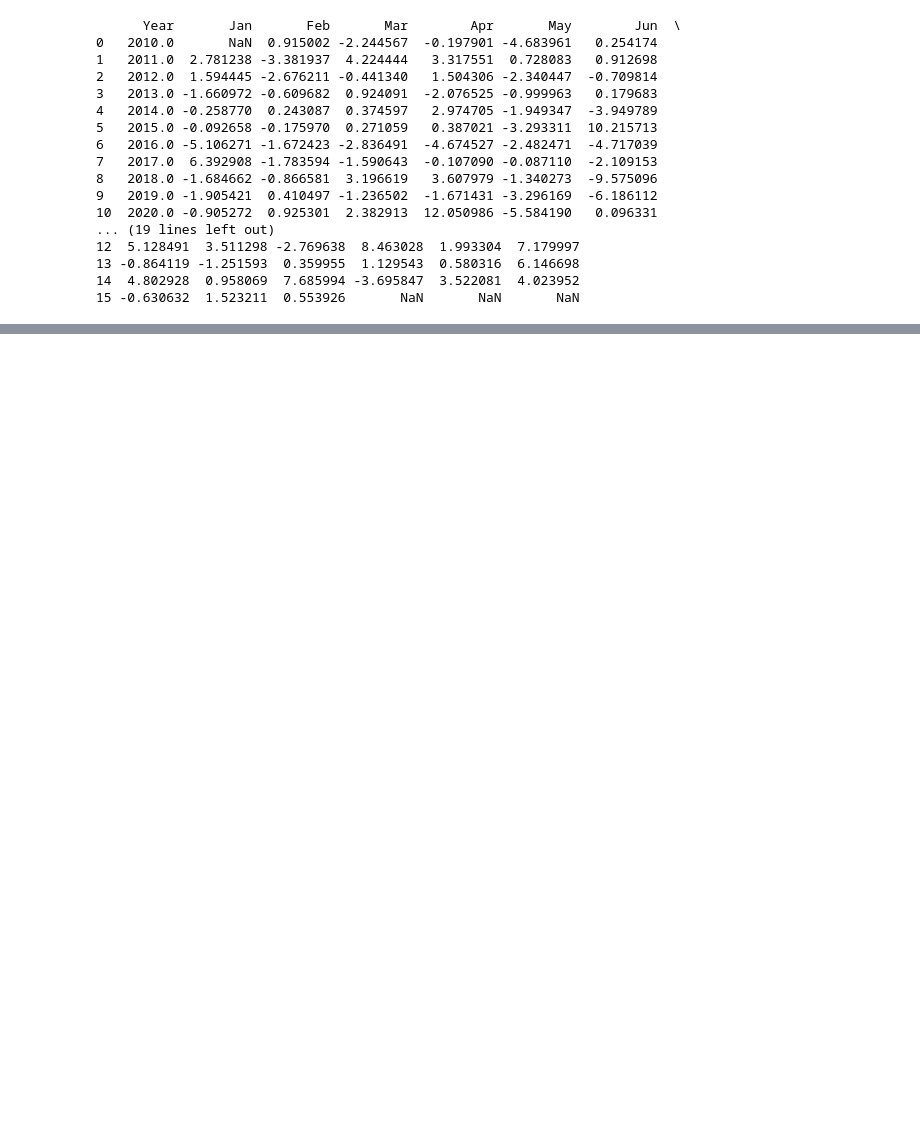
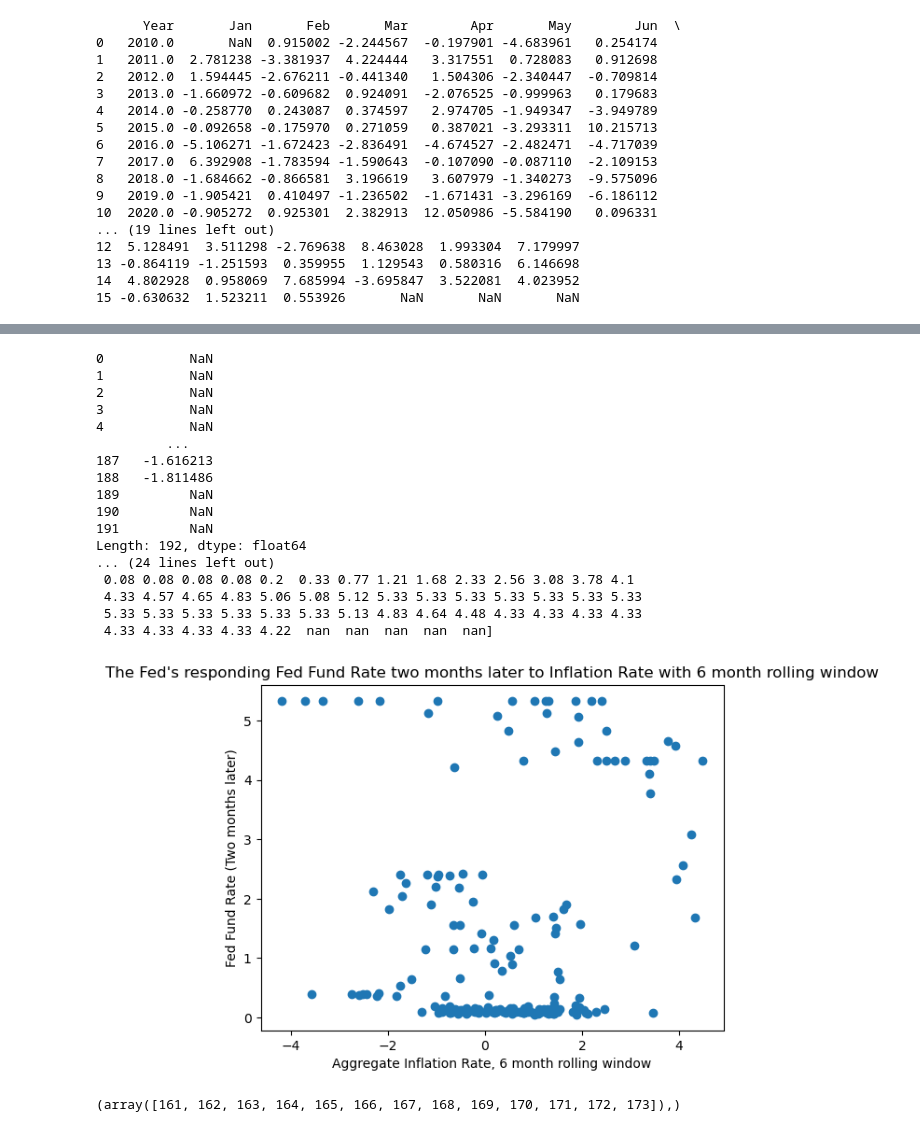
Before and after one commit to Yimo-Liu-13196/MAD2502, a Jupyter notebook: Project.ipynb, the cells around one changed output, grey strips where cells are left out. Saved outputs shown, nothing was run; the diff lists cells and outputs as text; code cells hidden in the pictures; blank space fills up the shorter version.

```diff
--- a/Project.ipynb
+++ b/Project.ipynb
@@ -35,0 +142,21 @@ print(agg_cpi_df)
+# %%
+# Some visualization here
+
+# Fed Fund Rate data
+fed_interest_rate = pd.read_csv("fed_fund_rate.csv")
+# head() and tail() just for testing
+'''
+print(fed_interest_rate.head())
+print(fed_interest_rate.tail())
+'''
+# Only looking at target scope
+fed_interest_rate_df = fed_interest_rate[fed_interest_rate["Year"] >= 2010]
+print(fed_interest_rate_df)
+
+'''
+plt.scatter(fed_interest_rate_df.iloc[:, 1:], agg_cpi_df.iloc[:, 1:])
+plt.title("Aggregate Interest Rate v.s. Fed Fund Rate")
+plt.xlabel("Fed Fund Rate")
+plt.ylabel("Aggregate Interest Rate")
+plt.savefig("Scatterplot_of_Inflation_Rate_vs_Interest_Rate", dpi=300, bbox_inches="tight")
+plt.show()'''
@@ -35,0 +182,44 @@ print(agg_cpi_df)
+# %%
+# AI Assisted Code
+y_vals = fed_interest_rate_df.iloc[:, 1:].to_numpy().ravel()
+x_vals = agg_cpi_df.iloc[:, 1:].to_numpy().ravel()
+
+# Shift X by two, so that we assume the Fed responds to the previous months' inflation rate.
+y_shifted = np.roll(y_vals, -2)   # shift left by 2
+
+# Last two values should be NaN, roll() moves the first two values to the end.
+y_shifted[-2:] = np.nan
+
+
+print(rolling_averaged_agg_cpi)
+print(y_shifted)
+
+plt.scatter(rolling_averaged_agg_cpi, y_shifted[not_zero])
+plt.title("The Fed's responding Fed Fund Rate two months later to Inflation Rate with 6 month rolling window")
+plt.xlabel("Aggregate Inflation Rate, 6 month rolling window")
+plt.ylabel("Fed Fund Rate (Two months later)")
+#plt.savefig("Fed_Fund_Rate_as_response_to_Inflation_3_month_rolling", dpi=300, bbox_inches="tight")
+plt.show()
+# %% [output]
+0           NaN
+1           NaN
+2           NaN
+3           NaN
+4           NaN
+         ...
+187   -1.616213
+188   -1.811486
+189         NaN
+190         NaN
+191         NaN
+Length: 192, dtype: float64
+... (24 lines left out)
+ 0.08 0.08 0.08 0.08 0.2  0.33 0.77 1.21 1.68 2.33 2.56 3.08 3.78 4.1
+ 4.33 4.57 4.65 4.83 5.06 5.08 5.12 5.33 5.33 5.33 5.33 5.33 5.33 5.33
+ 5.33 5.33 5.33 5.33 5.33 5.33 5.13 4.83 4.64 4.48 4.33 4.33 4.33 4.33
+ 4.33 4.33 4.33 4.33 4.22  nan  nan  nan  nan  nan]
+[figure, added]
+# %%
+print(np.where(y_shifted == 5.33))
+# %% [output]
+(array([161, 162, 163, 164, 165, 166, 167, 168, 169, 170, 171, 172, 173]),)
```
Also changed, not shown: parts of 6 cells of this notebook.
